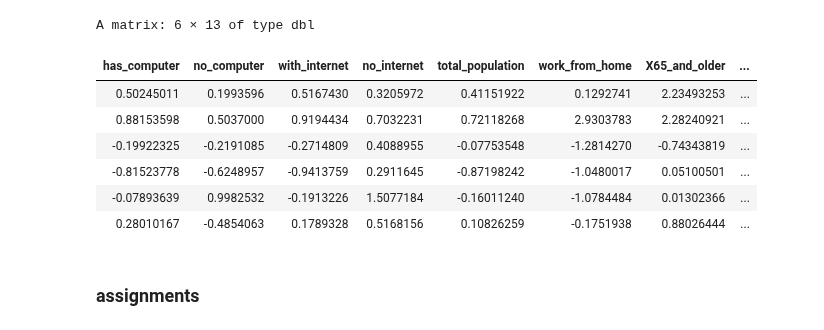
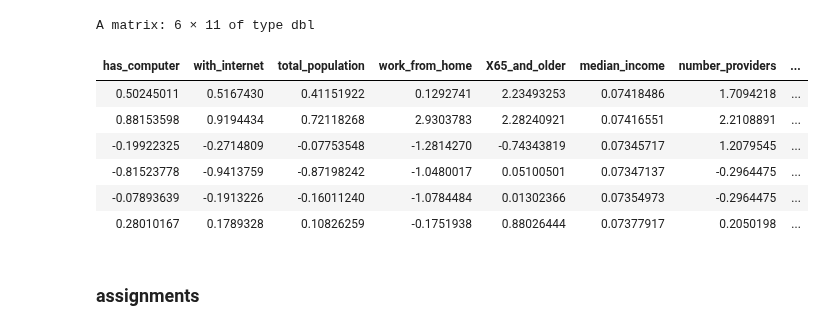
Before and after one commit to nicholasptran/eastern-washington-digital-equity, a Jupyter notebook: notebooks/pc.ipynb, the cells around one changed output. Drawn from its saved outputs; the diff is of its cells as text; code cells hidden in the pictures.

```diff
--- a/notebooks/pc.ipynb
+++ b/notebooks/pc.ipynb
@@ -5,17 +16,18 @@ data <- read.csv("../data/combined_data.csv")
 # %%
-standardized_data <- data %>% select(-GEOID, -NAME)
-standardized_data <- scale(standardized_data)
+data <- data %>% select(-NAME, -GEOID)
+# %%
+scaled_data <- scale(data)
 # %%
-head(standardized_data)
+head(scaled_data)
 # %% [output]
-A matrix: 6 × 13 of type dbl
+A matrix: 6 × 11 of type dbl
-| has_computer | no_computer | with_internet | no_internet | total_population | work_from_home | X65_and_older | ... |
-| 0.50245011 | 0.1993596 | 0.5167430 | 0.3205972 | 0.41151922 | 0.1292741 | 2.23493253 | ... |
-| 0.88153598 | 0.5037000 | 0.9194434 | 0.7032231 | 0.72118268 | 2.9303783 | 2.28240921 | ... |
-| -0.19922325 | -0.2191085 | -0.2714809 | 0.4088955 | -0.07753548 | -1.2814270 | -0.74343819 | ... |
-| -0.81523778 | -0.6248957 | -0.9413759 | 0.2911645 | -0.87198242 | -1.0480017 | 0.05100501 | ... |
-| -0.07893639 | 0.9982532 | -0.1913226 | 1.5077184 | -0.16011240 | -1.0784484 | 0.01302366 | ... |
-| 0.28010167 | -0.4854063 | 0.1789328 | 0.5168156 | 0.10826259 | -0.1751938 | 0.88026444 | ... |
+| has_computer | with_internet | total_population | work_from_home | X65_and_older | median_income | number_providers | ... |
+| 0.50245011 | 0.5167430 | 0.41151922 | 0.1292741 | 2.23493253 | 0.07418486 | 1.7094218 | ... |
+| 0.88153598 | 0.9194434 | 0.72118268 | 2.9303783 | 2.28240921 | 0.07416551 | 2.2108891 | ... |
+| -0.19922325 | -0.2714809 | -0.07753548 | -1.2814270 | -0.74343819 | 0.07345717 | 1.2079545 | ... |
+| -0.81523778 | -0.9413759 | -0.87198242 | -1.0480017 | 0.05100501 | 0.07347137 | -0.2964475 | ... |
+| -0.07893639 | -0.1913226 | -0.16011240 | -1.0784484 | 0.01302366 | 0.07354973 | -0.2964475 | ... |
+| 0.28010167 | 0.1789328 | 0.10826259 | -0.1751938 | 0.88026444 | 0.07377917 | 0.2050198 | ... |
 # %% [markdown]
 ### assignments
 # %%
```
Also changed, not shown: parts of 9 cells of this notebook, 9 other files.
